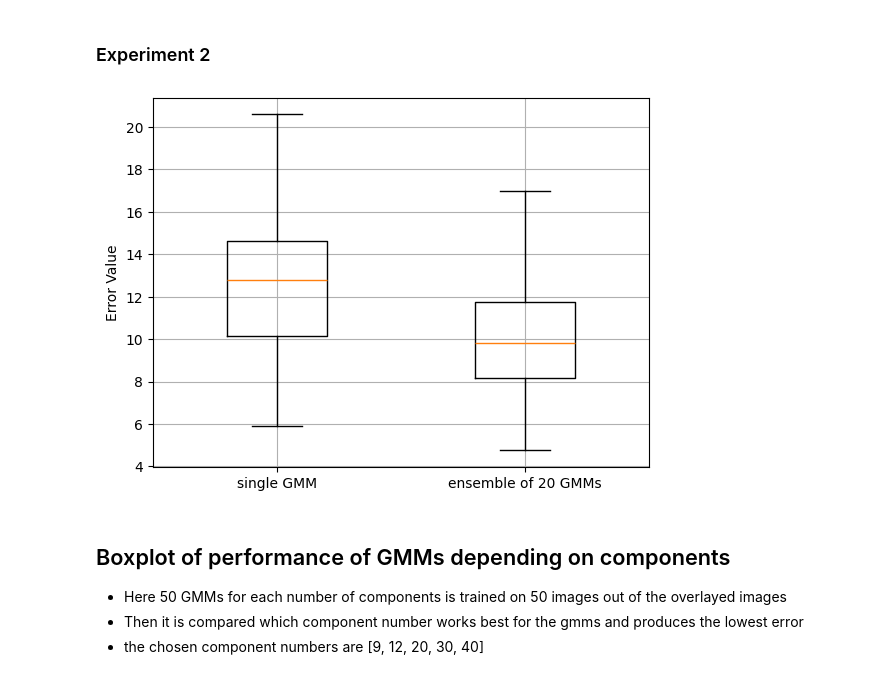
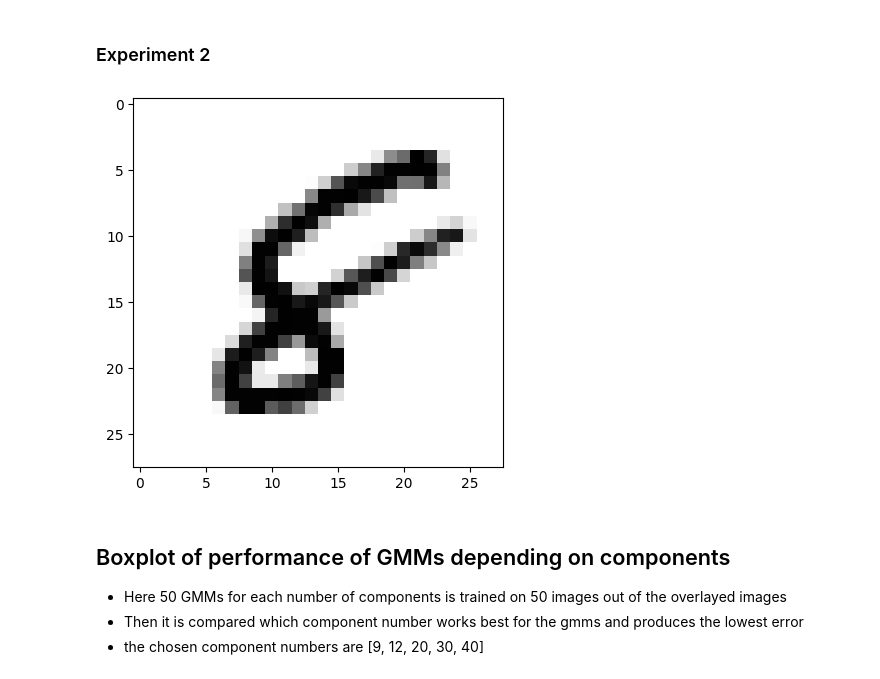
Before and after one commit to DaSebb/gmm_project, a Jupyter notebook: src/gmm_notebook.ipynb, the cells around one changed output. Saved outputs shown, nothing was run; the diff lists cells and outputs as text; code cells hidden in the pictures.

```diff
--- a/src/gmm_notebook.ipynb
+++ b/src/gmm_notebook.ipynb
@@ -248,36 +257,36 @@ error between overlayed img and gmm trained on single img is: "19.96617279731273
 # %% [markdown]
 ### Experiment 2
 # %%
-result = []
-for img in X_digit[30:80]:
-    result.append(experiment_single_vs_ensemble(score_data_table, img, 20))
-result = np.array(result)
+#result = []
+#for img in X_digit[30:80]:
+#    result.append(experiment_single_vs_ensemble(score_data_table, img, 20))
+#result = np.array(result)
 
-#digit_img_2 = X_digit[26]
+digit_img_2 = X_digit[37]
 #print("EXPERIMENT 2")
 #print(f'The error between the img and one GMM is "{err_img_gmm}"')
 #print(f'The error between the img and ensemble of GMMs is "{err_img_gmm_2}"')
 #print()
-#fig, ax = plt.subplots()
+fig, ax = plt.subplots()
 #fig2, ax2 = plt.subplots()
 #fig3, ax3 = plt.subplots()
 #plot_gmm(gmm2, ax)
-#ax.imshow(digit_img_2, cmap='gray')
+ax.imshow(digit_img_2, cmap='gray_r')
 #ax.set_title(f'EXPERIMENT 2: One GMM on MNIST Digit "{digit}"')
 #ax2.set_title(f'EXPERIMENT 2: Probabilities of Ensemble GMM trained on MNIST Digit "{digit}')
 #sub_plot_gmm_probabilities_in_subplot(fig2, ax2, train_data_table, gmm_array)
 #sub_plot_gmm_probabilities_in_subplot(fig3, ax3, train_data_table, [gmm2])
 
-data = [result[:, 0], result[:, 1]]
+#data = [result[:, 0], result[:, 1]]
 positions = [1,2]
-plt.boxplot(data, positions=positions, widths=0.4, showfliers=False)
-plt.ylabel('Error Value')
-plt.grid(True)
-plt.xticks(positions, ['single GMM', 'ensemble of 20 GMMs'])
+#plt.boxplot(data, positions=positions, widths=0.4, showfliers=False)
+#plt.ylabel('Error Value')
+#plt.grid(True)
+#plt.xticks(positions, ['single GMM', 'ensemble of 20 GMMs'])
 #plt.title("Errors between MNIST image and single GMM or ensemble of GMMs")
 plt.show()
 # %% [output]
-[figure, old version]
+[figure, new version]
 # %% [markdown]
 ## Boxplot of performance of GMMs depending on components
 - Here 50 GMMs for each number of components is trained on 50 images out of the overlayed images
```
Also changed, not shown: parts of 6 cells of this notebook, 10 other files.
